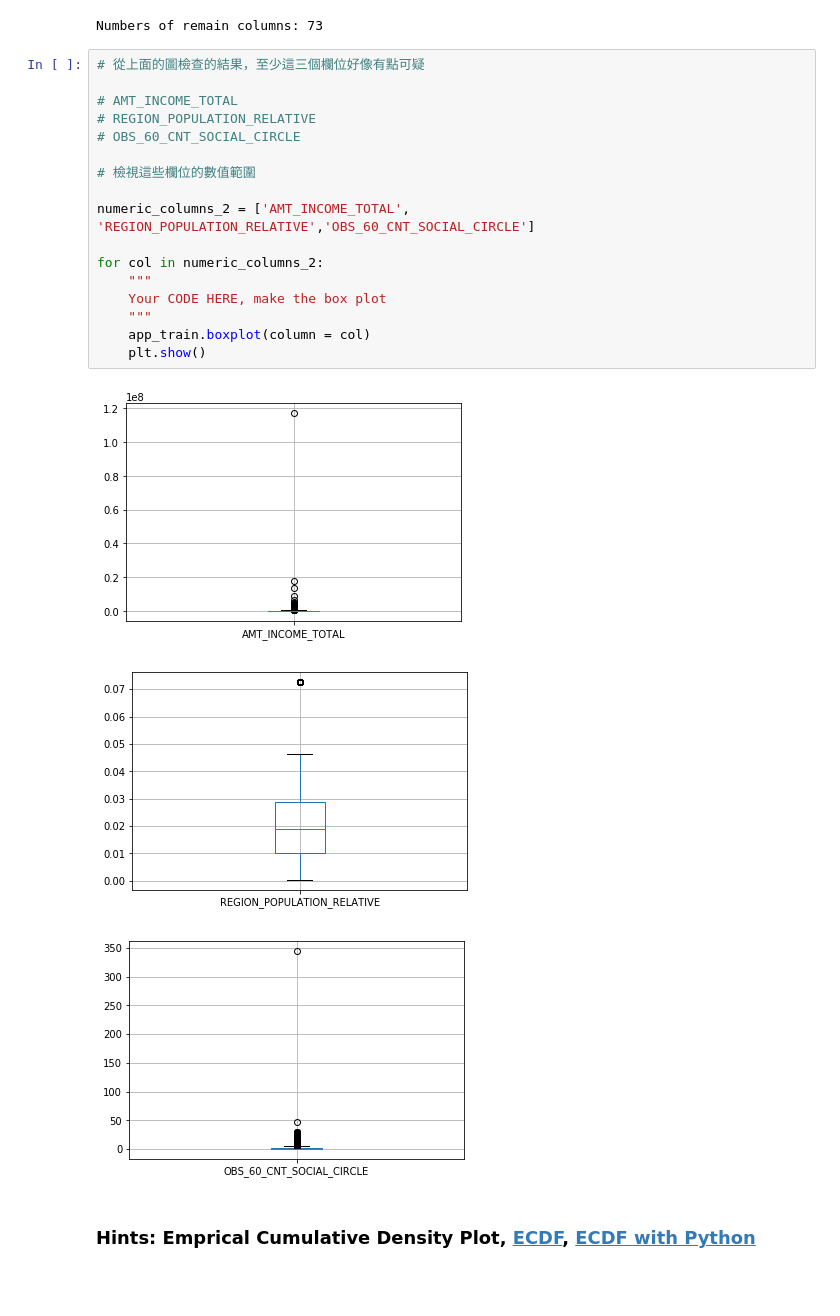
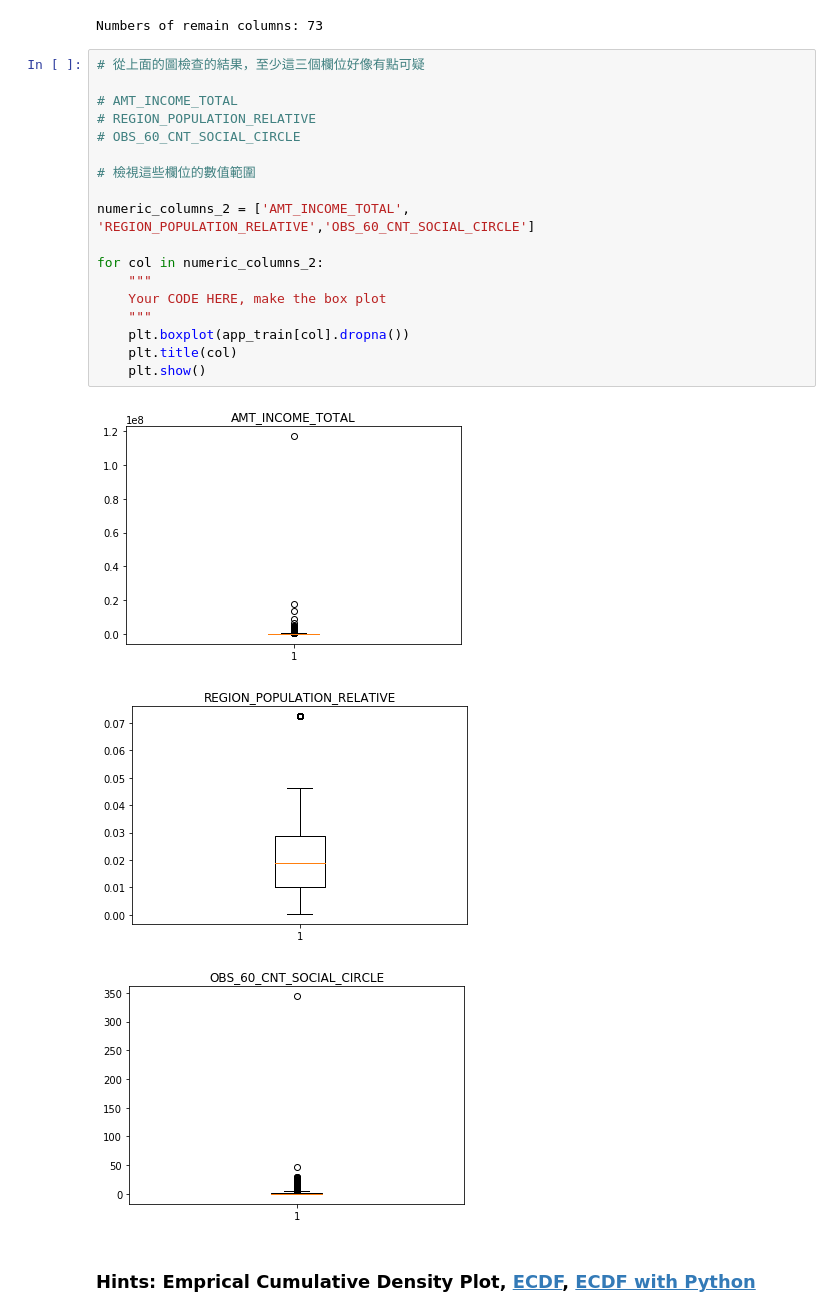
Before and after one commit to waynelin99/3rd-ML100Days-1, a Jupyter notebook: homework/Day_009_HW.ipynb, the cells around one changed output. Drawn from its saved outputs; the diff is of its cells as text; blank space fills up the shorter version.

```diff
--- a/homework/Day_009_HW.ipynb
+++ b/homework/Day_009_HW.ipynb
@@ -79,24 +79,25 @@ Numbers of remain columns: 73
 # %%
 # 從上面的圖檢查的結果，至少這三個欄位好像有點可疑
 
 # AMT_INCOME_TOTAL
 # REGION_POPULATION_RELATIVE
 # OBS_60_CNT_SOCIAL_CIRCLE
 
 # 檢視這些欄位的數值範圍
 
 numeric_columns_2 = ['AMT_INCOME_TOTAL', 'REGION_POPULATION_RELATIVE','OBS_60_CNT_SOCIAL_CIRCLE']
 
 for col in numeric_columns_2:
     """
     Your CODE HERE, make the box plot
     """
-    app_train.boxplot(column = col)
+    plt.boxplot(app_train[col].dropna())
+    plt.title(col)
     plt.show()
 # %% [output]
-[figure, old version]
+[figure, new version]
-[figure, old version]
+[figure, new version]
-[figure, old version]
+[figure, new version]
 # %% [markdown]
 ### Hints: Emprical Cumulative Density Plot, [ECDF](https://zh.wikipedia.org/wiki/%E7%BB%8F%E9%AA%8C%E5%88%86%E5%B8%83%E5%87%BD%E6%95%B0), [ECDF with Python](https://stackoverflow.com/questions/14006520/ecdf-in-python-without-step-function)
 # %%
```
